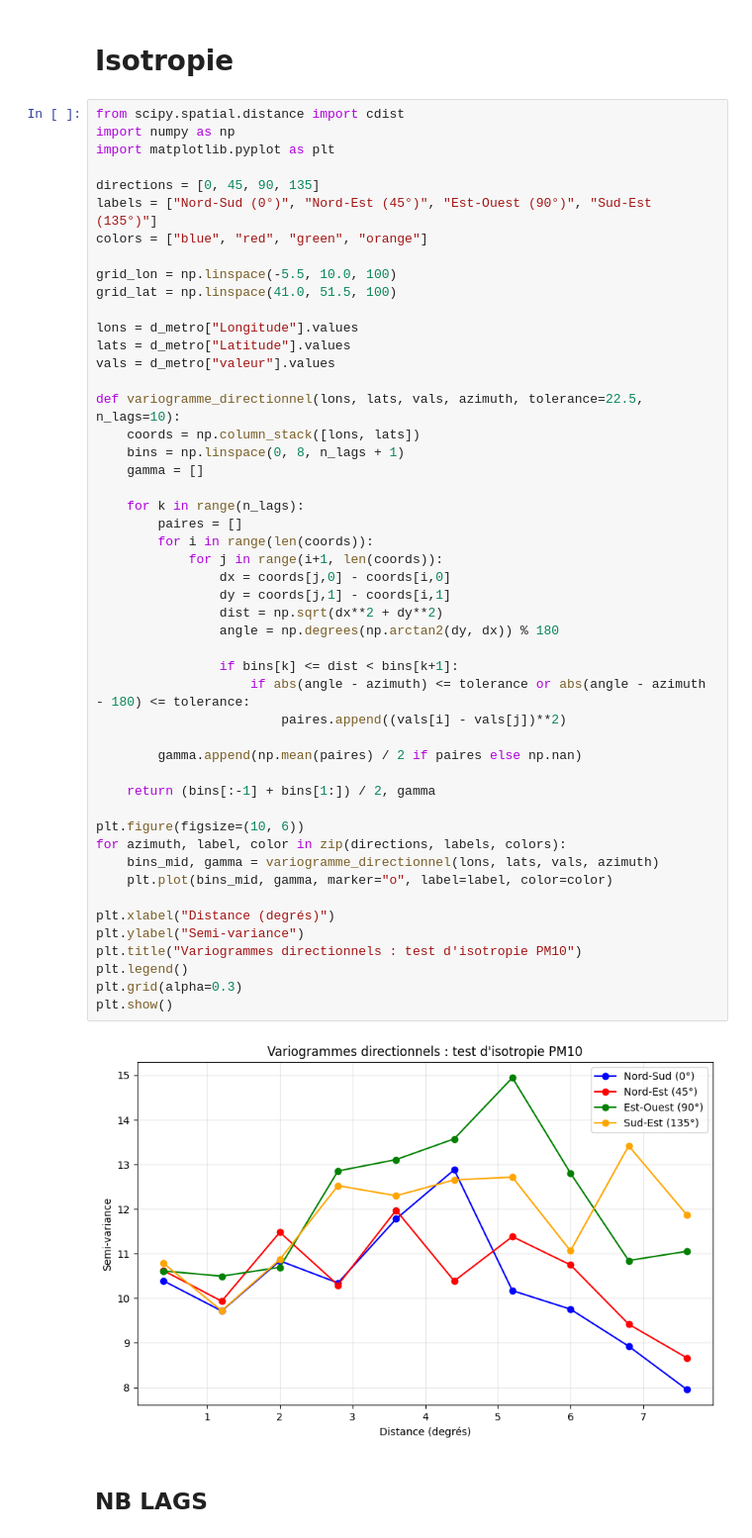
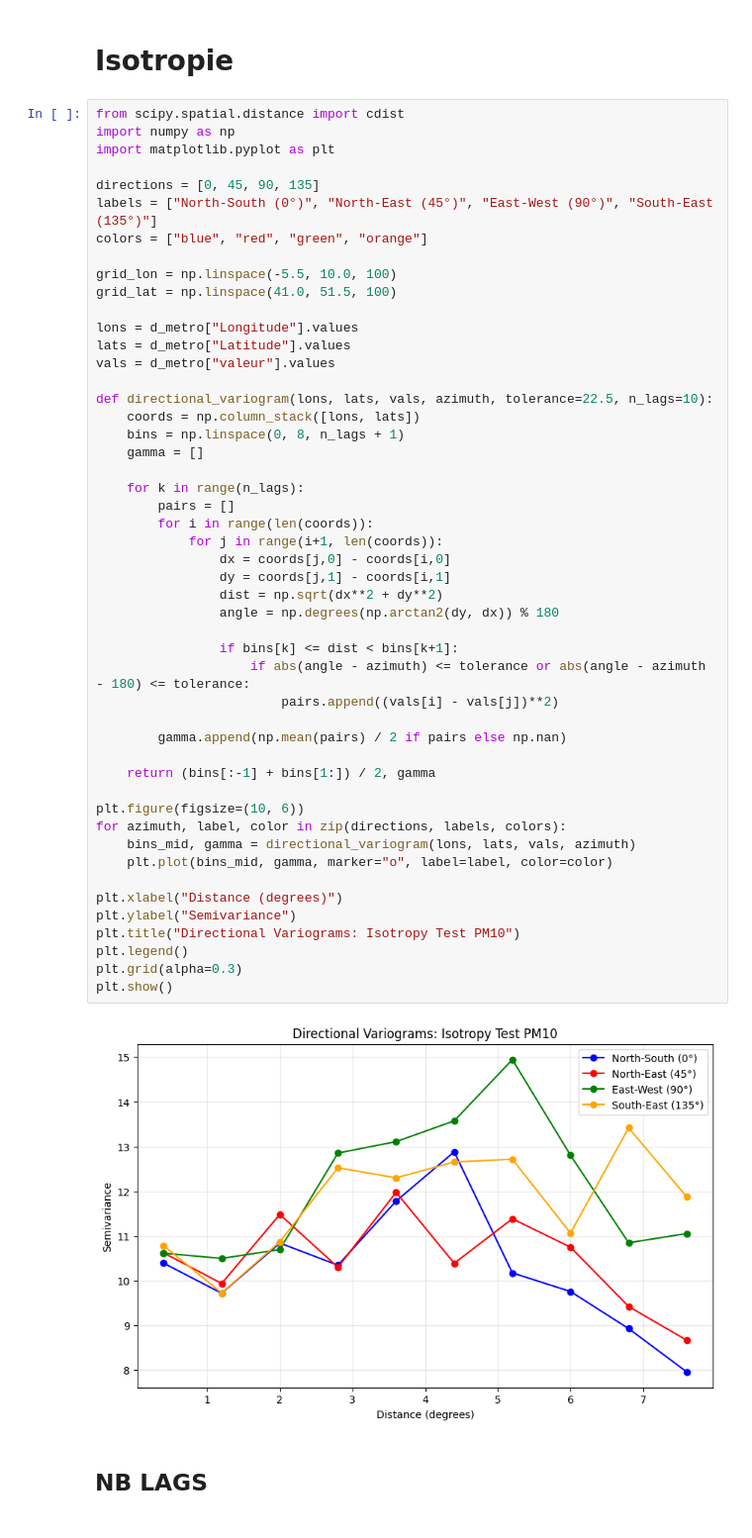
Before and after one commit to Gookd/spatial-pollution-risk-models, a Jupyter notebook: code/krigeage.ipynb, the cells around one changed output. Shown at 99% size. Saved outputs shown, nothing was run; the diff lists cells and outputs as text.

Commit message:
traduction des graphes

```diff
--- a/code/krigeage.ipynb
+++ b/code/krigeage.ipynb
@@ -24,7 +24,7 @@ import numpy as np
 import matplotlib.pyplot as plt
 
 directions = [0, 45, 90, 135]
-labels = ["Nord-Sud (0°)", "Nord-Est (45°)", "Est-Ouest (90°)", "Sud-Est (135°)"]
+labels = ["North-South (0°)", "North-East (45°)", "East-West (90°)", "South-East (135°)"]
 colors = ["blue", "red", "green", "orange"]
 
 grid_lon = np.linspace(-5.5, 10.0, 100)
@@ -33,42 +33,42 @@ grid_lat = np.linspace(41.0, 51.5, 100)
 lons = d_metro["Longitude"].values
 lats = d_metro["Latitude"].values
 vals = d_metro["valeur"].values
 
-def variogramme_directionnel(lons, lats, vals, azimuth, tolerance=22.5, n_lags=10):
+def directional_variogram(lons, lats, vals, azimuth, tolerance=22.5, n_lags=10):
     coords = np.column_stack([lons, lats])
     bins = np.linspace(0, 8, n_lags + 1)
     gamma = []
 
     for k in range(n_lags):
-        paires = []
+        pairs = []
         for i in range(len(coords)):
             for j in range(i+1, len(coords)):
                 dx = coords[j,0] - coords[i,0]
                 dy = coords[j,1] - coords[i,1]
                 dist = np.sqrt(dx**2 + dy**2)
                 angle = np.degrees(np.arctan2(dy, dx)) % 180
 
                 if bins[k] <= dist < bins[k+1]:
                     if abs(angle - azimuth) <= tolerance or abs(angle - azimuth - 180) <= tolerance:
-                        paires.append((vals[i] - vals[j])**2)
+                        pairs.append((vals[i] - vals[j])**2)
 
-        gamma.append(np.mean(paires) / 2 if paires else np.nan)
+        gamma.append(np.mean(pairs) / 2 if pairs else np.nan)
 
     return (bins[:-1] + bins[1:]) / 2, gamma
 
 plt.figure(figsize=(10, 6))
 for azimuth, label, color in zip(directions, labels, colors):
-    bins_mid, gamma = variogramme_directionnel(lons, lats, vals, azimuth)
+    bins_mid, gamma = directional_variogram(lons, lats, vals, azimuth)
     plt.plot(bins_mid, gamma, marker="o", label=label, color=color)
 
-plt.xlabel("Distance (degrés)")
-plt.ylabel("Semi-variance")
-plt.title("Variogrammes directionnels : test d'isotropie PM10")
+plt.xlabel("Distance (degrees)")
+plt.ylabel("Semivariance")
+plt.title("Directional Variograms: Isotropy Test PM10")
 plt.legend()
 plt.grid(alpha=0.3)
 plt.show()
 # %% [output]
-[figure, old version]
+[figure, new version]
 # %% [markdown]
 ## NB LAGS
 # %%
```
Also changed, not shown: parts of 2 cells of this notebook, 10 other files.
